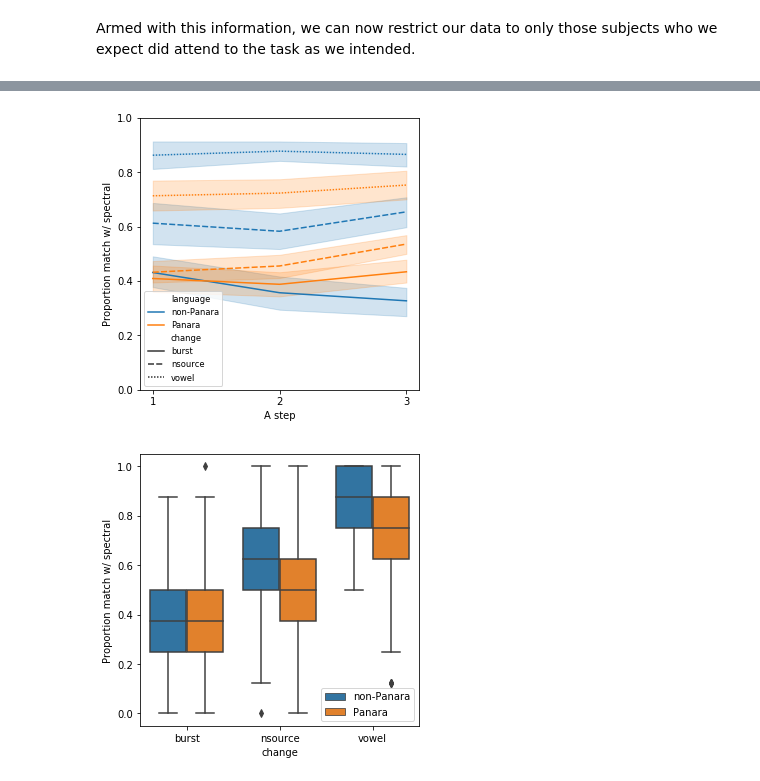
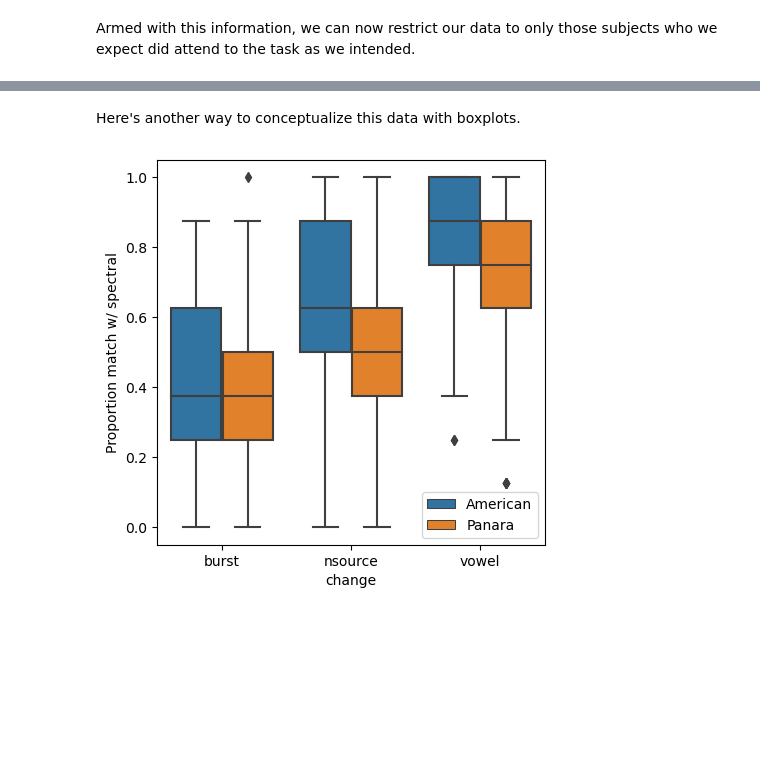
Before and after one commit to susanlinucb/panara_perception, a Jupyter notebook: AXB.ipynb, the cells around one changed output, grey strips where cells are left out. Drawn from its saved outputs; the diff is of its cells as text; code cells hidden in the pictures; blank space fills up the shorter version.

```diff
--- a/AXB.ipynb
+++ b/AXB.ipynb
@@ -87,8 +157,9 @@ responsedf.response = responsedf.response.apply(lambda x: 'f' if x in ['e','d','
 # This response occurs specifically in one Panara subject's data, where '3' seems to have replaced 'l', as all other
 # responses in this subject's data are 'f'
 responsedf.response = responsedf.response.apply(lambda x: 'l' if x=='3' else x)
-responsedf.response = responsedf.response.apply(lambda x: 1 if x in [2,3,'1','`'] else x)
-responsedf.response = responsedf.response.apply(lambda x: 0 if x in ['0','right'] else x)
+responsedf.response = responsedf.response.apply(lambda x: 1 if x in [2,3,'1','`','left'] else x)
+responsedf.response = responsedf.response.apply(lambda x: 0 if x in ['0','right','-'] else x)
 responsedf = responsedf[~responsedf.response.isna()]
+responsedf = responsedf[responsedf.response!='space']  # Remove 'spacebar' responses; only occurs 3 times
 responsedf.response.unique()
 # %% [output]
@@ -235,4 +322,0 @@ responsedf.head()
-# %%
-responsedf['A_time'] = responsedf.A.apply(lambda x: x[4])
-responsedf['A_burst'] = responsedf.A.apply(lambda x: True if x[2] == '1' else False)
-responsedf.head()
@@ -263,2 +385,4 @@ See the caveats in the documentation: http://pandas.pydata.org/pandas-docs/stabl
 # %%
-plain_agg.groupby(['subject'],as_index=False).aggregate(np.mean)
+varydf=responsedf[responsedf.same_spectral!='']
+vary_agg=varydf.groupby(['subject','population','change_vowel','change_nsource','change_burst','A_time','A_burst'],
+                        as_index=False).aggregate(np.mean)
@@ -314,4 +388,0 @@ plt.legend(bbox_to_anchor=(1.05, 1), loc=2, borderaxespad=0.)
-# %%
-varydf=responsedf[responsedf.same_spectral!='']
-vary_agg=varydf.groupby(['subject','language','change_vowel','change_nsource','change_burst','A_time','A_burst'],
-                        as_index=False).aggregate(np.mean)
@@ -366,18 +415,11 @@ fig.savefig('ABX2a.pdf')
+# %% [markdown]
+Here's another way to conceptualize this data with boxplots.
 # %%
 f, axes = plt.subplots(1, 1, figsize=(5, 5))
-ax = sns.lineplot(x='A_time',y='match_spectral',hue='language',style='change',data=vary_agg)
-ax.axes.set(ylabel='Proportion match w/ spectral', xlabel="A step",ylim=[0,1])
-ax.legend(fontsize='small')
+ax = sns.boxplot(x='change',y='match_spectral',hue='population',data=vary_agg)
+ax.axes.set(ylabel='Proportion match w/ spectral')
+ax.legend(loc='lower right')
 fig = ax.get_figure()
-fig.savefig('ABX2.pdf')
+fig.savefig('ABX2_box.pdf')
 # %% [output]
-[figure, old version]
+[figure, new version]
-# %%
-f, axes = plt.subplots(1, 1, figsize=(5, 5))
-ax = sns.boxplot(x='change',y='match_spectral',hue='language',data=vary_agg)
-ax.axes.set(ylabel='Proportion match w/ spectral')
-ax.legend(loc='lower right')
-fig = ax.get_figure()
-fig.savefig('ABX2_box.pdf')
-# %% [output]
-[figure, removed]
```
Also changed, not shown: parts of 62 cells of this notebook.
